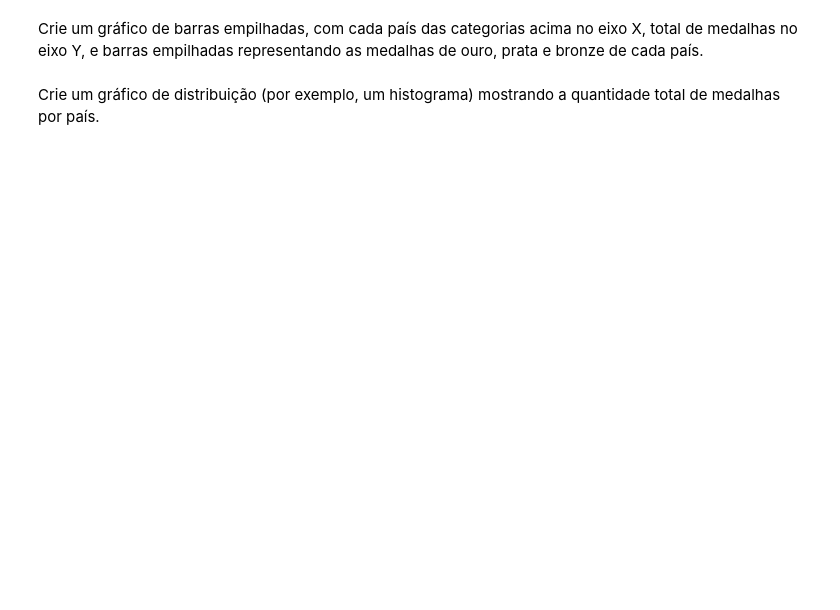
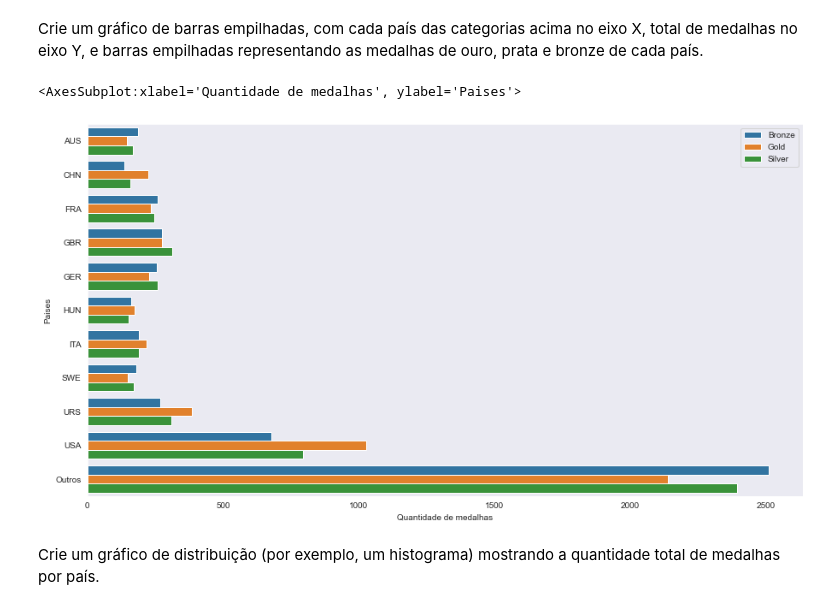
Before and after one commit to CylexTTY/Lets_Code_Python_Modulo3, a Jupyter notebook: Projeto_Pandas/Projeto_Dataviz.ipynb, the cells around one changed output. Saved outputs shown, nothing was run; the diff lists cells and outputs as text; code cells hidden in the pictures; blank space fills up the shorter version.

Commit message:
Projeto DataViz refeito por motivos de organização, clareza e aperfeiçoamento dos métodos utilizados. Correção de contagens feitas.

```diff
--- a/Projeto_Pandas/Projeto_Dataviz.ipynb
+++ b/Projeto_Pandas/Projeto_Dataviz.ipynb
@@ -259,26 +347,20 @@ Indexing with multiple keys (implicitly converted to a tuple of keys) will be de
 # %% [markdown]
 Repita o procedimento acima, mas mostrando o total de medalhas ao invés de apenas medalhas de ouro.
 # %%
-# Obtendo uma cópia do DF de medalhistas.
-df_verao_med_geral = df_verao_medalhistas.copy()
-
-# Obtendo um agrupamento de ano, evento e nacionalidade apenas para não contabilizar medalhas adicionais e caso de esporte em equipe.
-df_verao_med_geral = pd.DataFrame(df_verao_med_geral.groupby(['Year', 'Event', 'NOC'])['Year', 'NOC'].count()).rename(columns={'Year': 'Medal_Count'}).drop(columns='NOC').reset_index()
-
 # Obtendo a quantidade de medalhas total por país e ordenando-o em ordem decrescente.
-df_verao_med_geral = pd.DataFrame(df_verao_med_geral.groupby('NOC')['NOC'].count()).rename(columns={'NOC':'Medal_Count'}).reset_index().sort_values(by='Medal_Count', ascending=False)
+df_verao_med = df_verao_med.NOC.value_counts(True).reset_index(name='Value').rename(columns={'index':'NOC'})
 
 # Pegando os 10 países com mais medalhas no geral.
-df_best_of_ten = df_verao_med_geral[:10]
+df_best_of_ten = df_verao_med[:10]
 
 # Colocando em outro DF os outro países após os 10 primeiros; Defininfo todos com nome 'Outros' e somando suas medalhas.
-df_rest_of_world = pd.DataFrame([['Outros', df_verao_med_geral[10:]['Medal_Count'].sum()]], columns=['NOC', 'Medal_Count'])
+df_rest_of_world = pd.DataFrame([['Outros', df_verao_med[10:]['Value'].sum()]], columns=['NOC', 'Value'])
 
 # Concatenando os dois DFs no eixo das linhas (colocando abaixo) e rsetando seus index.
 df_best_of_ten_rest = pd.concat([df_best_of_ten, df_rest_of_world], ignore_index=True)
 
 fig = px.pie(df_best_of_ten_rest,
-       values='Medal_Count',
+       values='Value',
        names='NOC',
        title='Paises com maior quantidade de medalhas.',
        color_discrete_sequence=px.colors.sequential.Inferno,
@@ -293,41 +375,43 @@ Indexing with multiple keys (implicitly converted to a tuple of keys) will be de
 # %% [markdown]
 Crie um gráfico de barras empilhadas, com cada país das categorias acima no eixo X, total de medalhas no eixo Y, e barras empilhadas representando as medalhas de ouro, prata e bronze de cada país.
 # %%
-# Obtendo uma cópia do DF de medalhistas.
-df_verao_med_geral = df_verao_medalhistas.copy()
+# Removendo possíveis medalhas duplicadas.
+df_verao_med = df_verao_medalhistas.drop_duplicates(subset=['Year', 'Event', 'Medal'])
 
-# Obtendo um agrupamento de ano, evento e nacionalidade apenas para não contabilizar medalhas adicionais e caso de esporte em equipe e contando medalhas por tipo.
-df_verao_med_geral = pd.DataFrame(df_verao_med_geral.groupby(['Year', 'Event', 'NOC', 'Medal'])['Medal'].count()).rename(columns={'Medal':'Count'}).reset_index()
-
-# Agrupando por pais e contabilizando medalhas por tipo.
-df_verao_med_geral = df_verao_med_geral.groupby(['NOC', 'Medal']).count().reset_index().drop(columns=['Event', 'Count']).rename(columns={'Year':'Medal_Count'})
+# Contabilizando medalhas por tipo.
+df_verao_med = df_verao_med.groupby(['NOC', 'Medal'])['Medal'].count().reset_index(name='Count')
 
 # Obtendo um DF apenas dos paises do exercício anterior.
-df_best_of_ten = df_verao_med_geral.loc[df_verao_med_geral['NOC'].isin(df_best_of_ten['NOC'])].copy()
+df_best_of_ten = df_verao_med.loc[df_verao_med['NOC'].isin(df_best_of_ten['NOC'])].copy()
 
 # Obtendo o restando dos países, ignorando ja obtidos anteriormente.
-df_rest_of_world = df_verao_med_geral.loc[~df_verao_med_geral['NOC'].isin(df_best_of_ten['NOC'])].copy()
+df_rest_of_world = df_verao_med.loc[~df_verao_med['NOC'].isin(df_best_of_ten['NOC'])].copy()
 
 # Definindo a nacionalidade dos paises restante como 'Outros'
 df_rest_of_world['NOC'] = 'Outros'
 # E somando suas medalhas por tipos para contabilizar e comparar corretamente.
-df_rest_of_world = df_rest_of_world.groupby(['NOC', 'Medal'])['Medal_Count'].sum().reset_index()
+df_rest_of_world = df_rest_of_world.groupby(['NOC', 'Medal'])['Count'].sum().reset_index()
 
 # Concatenando os dois DFs, pelo eixo das linhas (concatenando abaixo), e rmeovendo seus index.
-df_best_of_ten_rest = pd.concat([df_best_of_ten, df_rest_of_world], ignore_index=True).copy()
+df_verao_med_topten = pd.concat([df_best_of_ten, df_rest_of_world], ignore_index=True).copy()
 
-fig = px.histogram(df_best_of_ten_rest,
-                   x='NOC',
-                   y='Medal_Count',
-                   color='Medal',
-                   category_orders={"Medal": ["Bronze", "Silver", "Gold"]},
-                   title='Medalhas totais')
+plt.figure(figsize=(15, 8));
 
-fig.update_layout(yaxis_title='Quantidade de medalhas',
-                  xaxis_title='Países',
-                  legend_title='Medalhas')
+fig = sns.barplot(data=df_verao_med_topten,
+                  x='Count',
+                  y='NOC',
+                  hue='Medal',
+                  orient='h');
+
+fig.set(xlabel='Quantidade de medalhas',
+        ylabel='Paises');
+
+fig.legend(loc='best');
 
 fig
+# %% [output]
+<AxesSubplot:xlabel='Quantidade de medalhas', ylabel='Paises'>
+[figure, added]
 # %% [markdown]
 Crie um gráfico de distribuição (por exemplo, um histograma) mostrando a quantidade total de medalhas por país.
 # %%
```
Also changed, not shown: parts of 46 cells of this notebook.
